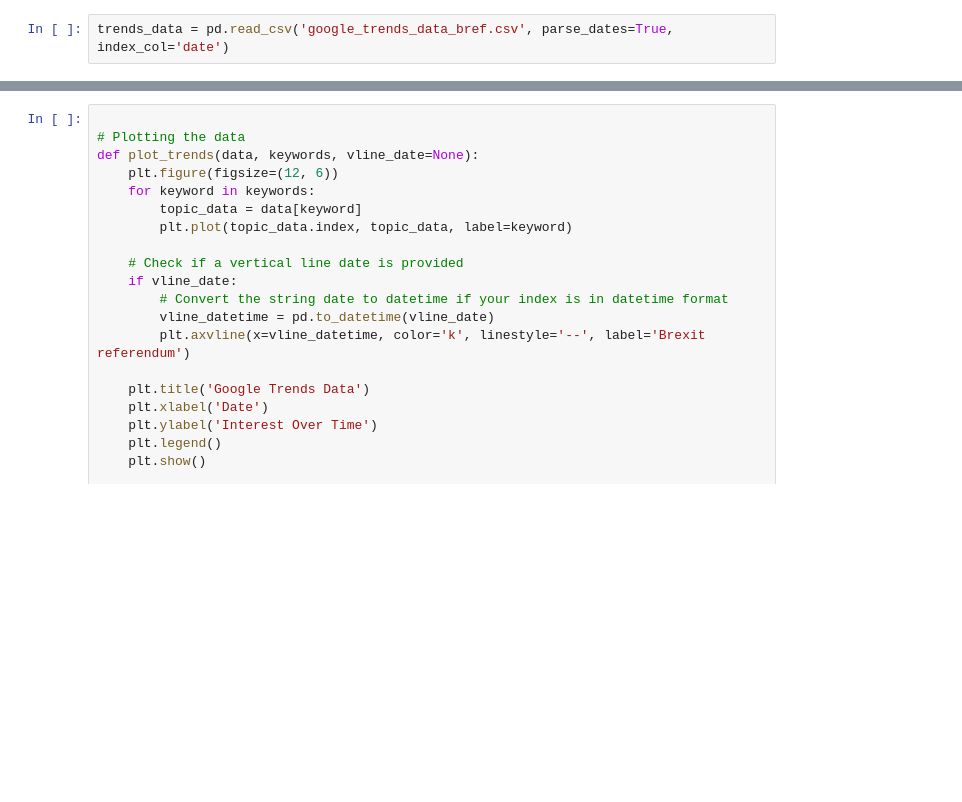
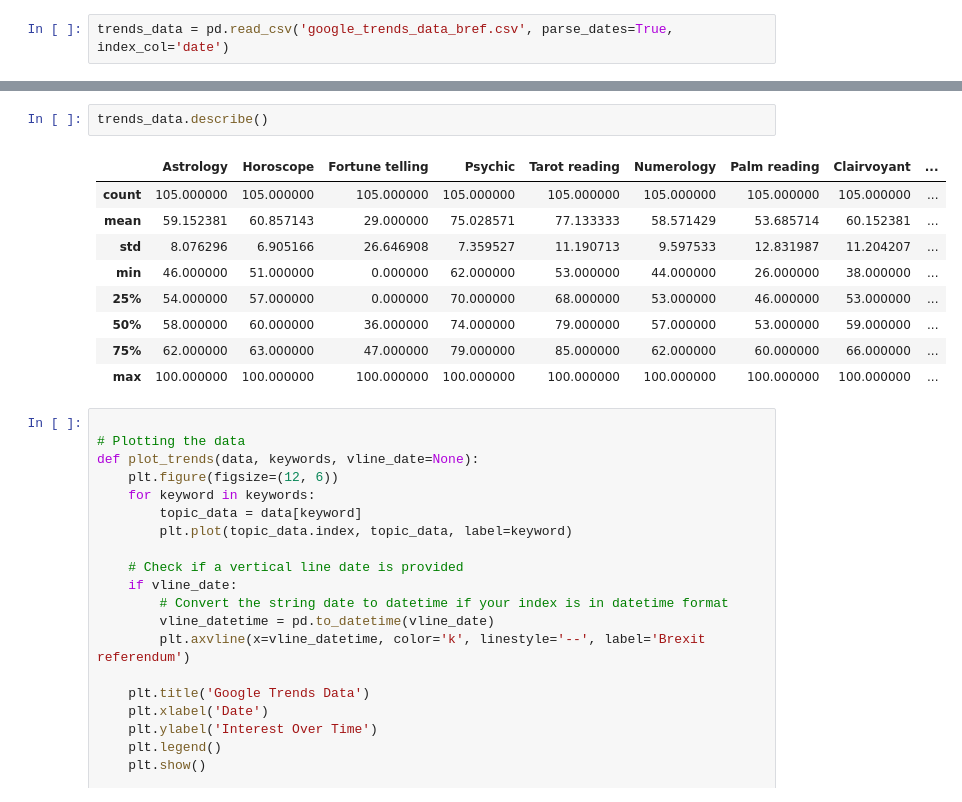
Before and after one commit to RaphaelDeGottardi/SupervisedResearch, a Jupyter notebook: GT_brexit.ipynb, the cells around one changed output, grey strips where cells are left out. Cells and saved outputs as stored; diff of their text form; blank space fills up the shorter version.

```diff
--- a/GT_brexit.ipynb
+++ b/GT_brexit.ipynb
@@ -76,6 +67,18 @@ trends_data.head()
 | 2015-07-05 | 58 | 66 | 35 | 70 | 91 | 62 | 58 | 61 | ... |
 | 2015-07-12 | 65 | 71 | 67 | 67 | 94 | 62 | 59 | 52 | ... |
 | 2015-07-19 | 60 | 66 | 53 | 69 | 85 | 56 | 55 | 55 | ... |
+# %%
+trends_data.describe()
+# %% [output]
+|  | Astrology | Horoscope | Fortune telling | Psychic | Tarot reading | Numerology | Palm reading | Clairvoyant | ... |
+| count | 105.000000 | 105.000000 | 105.000000 | 105.000000 | 105.000000 | 105.000000 | 105.000000 | 105.000000 | ... |
+| mean | 59.152381 | 60.857143 | 29.000000 | 75.028571 | 77.133333 | 58.571429 | 53.685714 | 60.152381 | ... |
+| std | 8.076296 | 6.905166 | 26.646908 | 7.359527 | 11.190713 | 9.597533 | 12.831987 | 11.204207 | ... |
+| min | 46.000000 | 51.000000 | 0.000000 | 62.000000 | 53.000000 | 44.000000 | 26.000000 | 38.000000 | ... |
+| 25% | 54.000000 | 57.000000 | 0.000000 | 70.000000 | 68.000000 | 53.000000 | 46.000000 | 53.000000 | ... |
+| 50% | 58.000000 | 60.000000 | 36.000000 | 74.000000 | 79.000000 | 57.000000 | 53.000000 | 59.000000 | ... |
+| 75% | 62.000000 | 63.000000 | 47.000000 | 79.000000 | 85.000000 | 62.000000 | 60.000000 | 66.000000 | ... |
+| max | 100.000000 | 100.000000 | 100.000000 | 100.000000 | 100.000000 | 100.000000 | 100.000000 | 100.000000 | ... |
 # %%
 
 # Plotting the data
```
Also changed, not shown: parts of 1 cell of this notebook.
